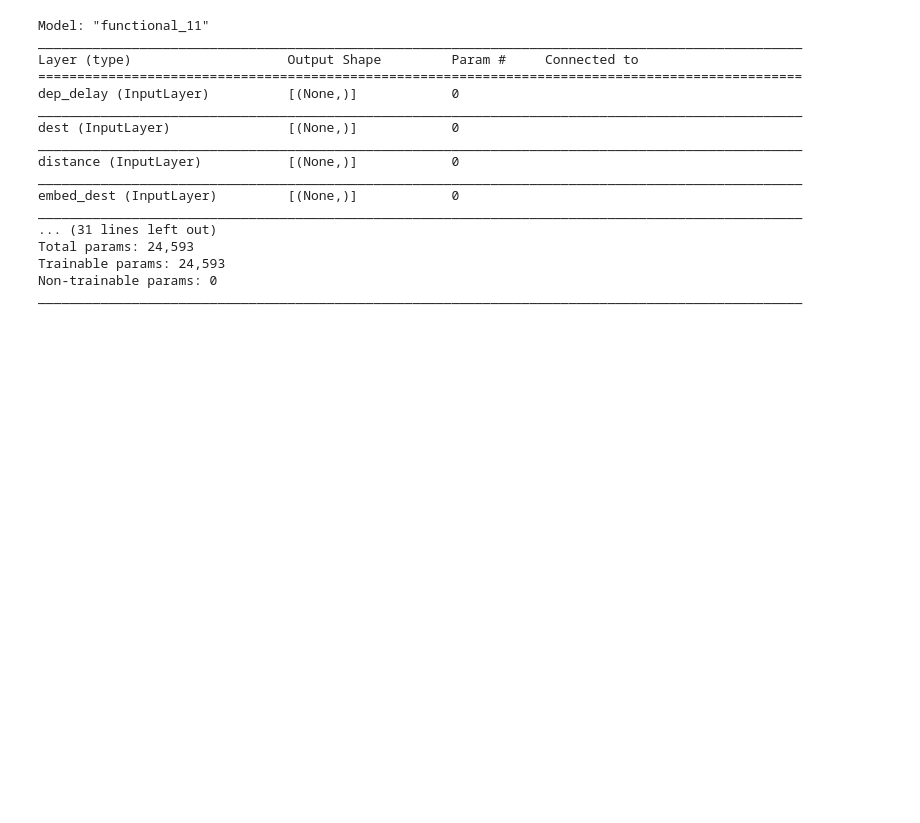
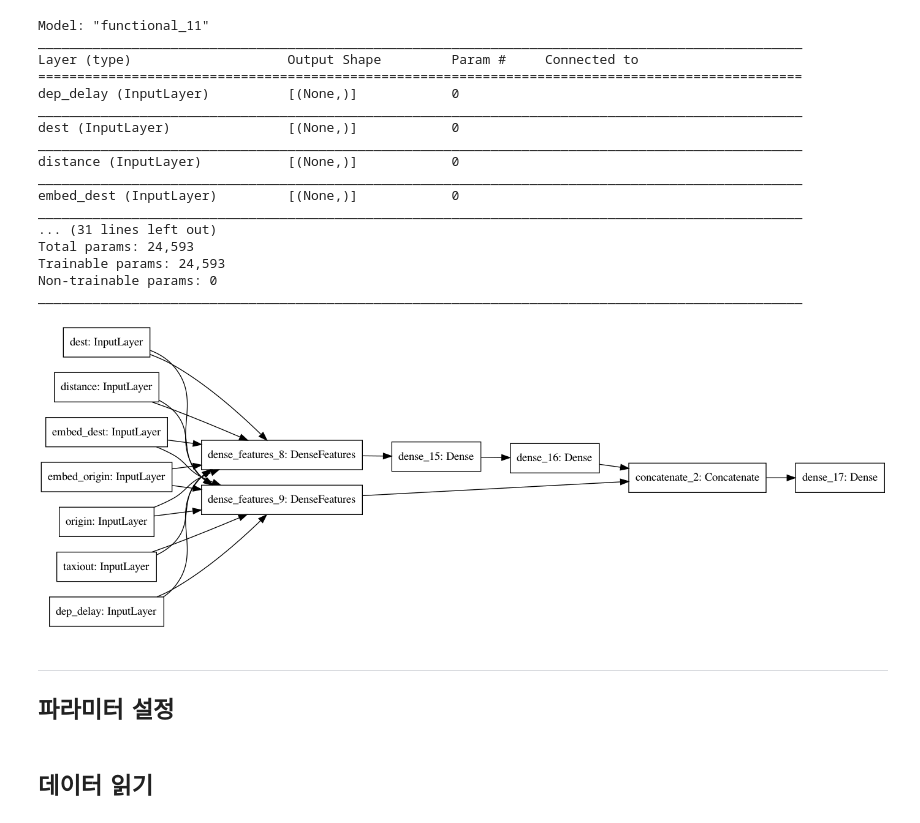
Before and after one commit to hyez/Wide-and-Deep-tensorflow-2.0, a Jupyter notebook: tutorial.ipynb, the cells around one changed output. Drawn from its saved outputs; the diff is of its cells as text; code cells hidden in the pictures; blank space fills up the shorter version.

```diff
--- a/tutorial.ipynb
+++ b/tutorial.ipynb
@@ -122,3 +122,11 @@ Total params: 24,593
 Trainable params: 24,593
 Non-trainable params: 0
 __________________________________________________________________________________________________
+# %%
+tf.keras.utils.plot_model(model, 'flights_model.png', show_shapes=False, rankdir='LR')
+# %% [output]
+[figure, added]
+# %% [markdown]
+***
+
+## 파라미터 설정
@@ -124,0 +143,2 @@ ________________________________________________________________________________
+# %% [markdown]
+## 데이터 읽기
```
Also changed, not shown: parts of 2 cells of this notebook, 1 other file.
